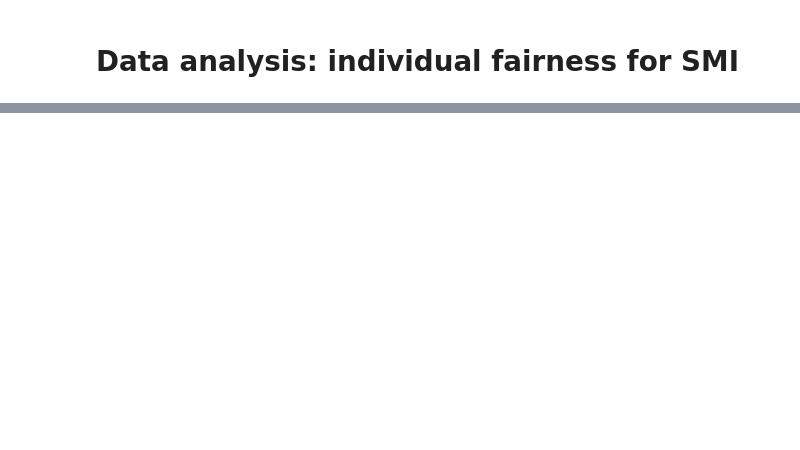
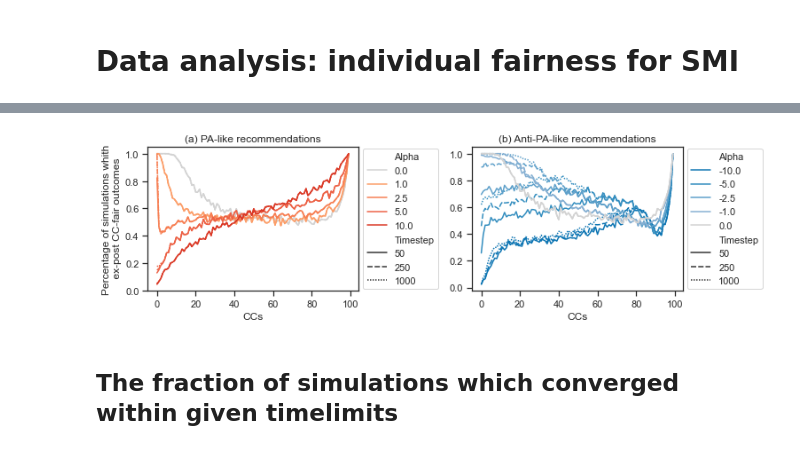
Before and after one commit to StefaniaI/ABM-IFforSMI, a Jupyter notebook: Data analysis.ipynb, the cells around one changed output, grey strips where cells are left out. Drawn from its saved outputs; the diff is of its cells as text; code cells hidden in the pictures; blank space fills up the shorter version.

```diff
--- a/Data analysis.ipynb
+++ b/Data analysis.ipynb
@@ -873,0 +345,53 @@ plot_prob_CC_i_fairness_1b(sims, hue='alpha', logscale=False)
+# %%
+# choose the value of the next paramter (ci_size = None --> Fig. 9; ci_size = 95 --> Fig. 12)
+ci_size = None
+
+# specify the size, theme and number of sublots for the figure
+sns.set(rc={'figure.figsize':(10.7,3.27)})
+sns.set_theme(style="ticks")
+
+fig, axs = plt.subplots(1, 2)
+
+# lists values of alphas for each subplot
+alpha_list = []
+alpha_list.append([0, 0.25, 0.5, 0.75, 1, 2.5, 5, 10, 50, 1000])
+alpha_list.append([0, -0.25, -0.5, -0.75, -1, -2.5, -5, -10, -50, -1000])
+
+# subtitles for each subplot
+titles = ['(a) PA-like recommendations', '(b) Anti-PA-like recommendations']
+
+# legend to be included at the end
+all_alphas = [-1000, -50.0, -10.0, -5.0, -2.5, -1.0, -0.75, -0.5, -0.25, 0, 0 , 0.25, 0.5, 0.75, 1, 2.5, 5, 10, 50, 1000]
+handles_list = [mpl.patches.Patch(color=palette[a], label=alphas_lbl[i]) for i, a in enumerate(all_alphas)]
+
+# build the sublots
+for i in range(2):
+    # Plot subplot_i
+    df_aux = df_IF_timesteps[df_IF_timesteps['alpha'].isin(alpha_list[i])]
+    df_aux = df_aux[df_aux['timestep'].isin([50, 250, 1000])]
+    sns.lineplot(data=df_aux, x='CCs', y='average_CC_is_IF', ci=ci_size, hue='alpha',
+                 style = 'timestep', estimator = np.mean, palette = palette, ax=axs[i])
+
+    # Arrange legend
+    lines_labels = [axs[i].get_legend_handles_labels()]
+    lines, labels = [sum(lol, []) for lol in zip(*lines_labels)]
+    labels[0] = 'Alpha'
+    labels[6] = 'Timestep'
+    axs[i].legend(lines, labels, loc='center left', bbox_to_anchor=(1, 0.5), ncol=1)
+
+    # Common y label
+    if i==0:
+        axs[i].set(ylabel='Percentage of simulations whith\n ex-post CC-fair outcomes')
+    else:
+        axs[i].set(ylabel=None)
+
+    # Set title
+    axs[i].set_title(titles[i])
+
+# generate the figure (and save it if uncommenting the final line)
+fig.tight_layout()
+# fig.savefig("IF_at_timesteps_CI95.png", dpi = 600, bbox_inches="tight")
+# %% [output]
+[figure, added]
+# %% [markdown]
+## The fraction of simulations which converged within given timelimits
```
Also changed, not shown: parts of 70 cells of this notebook.
